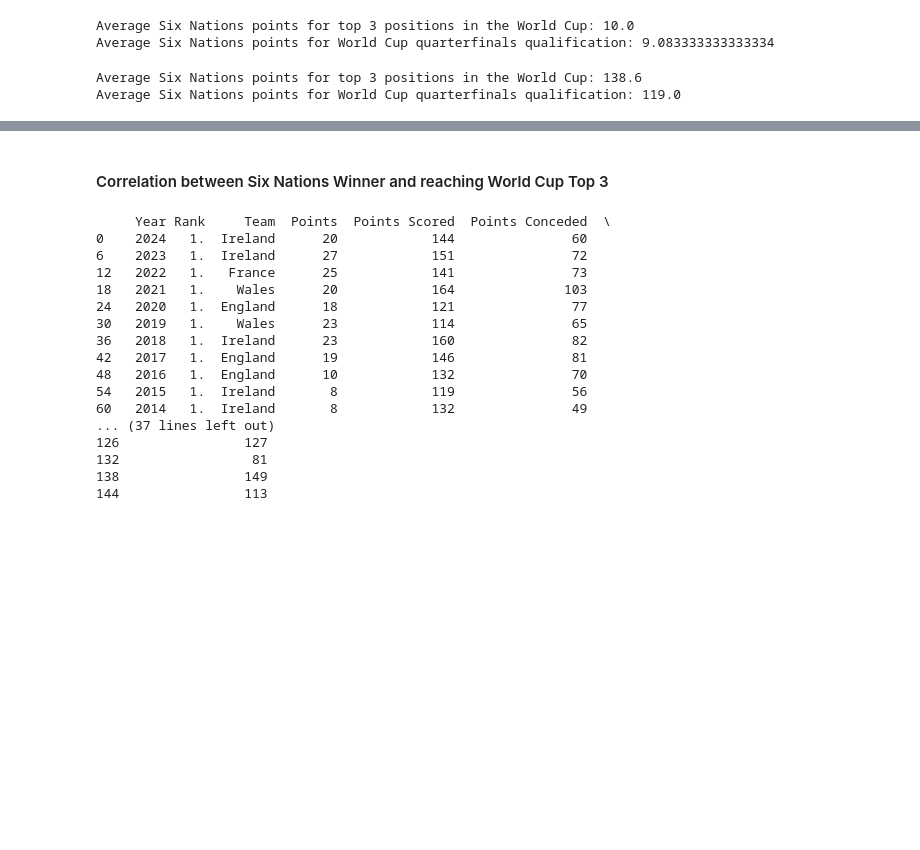
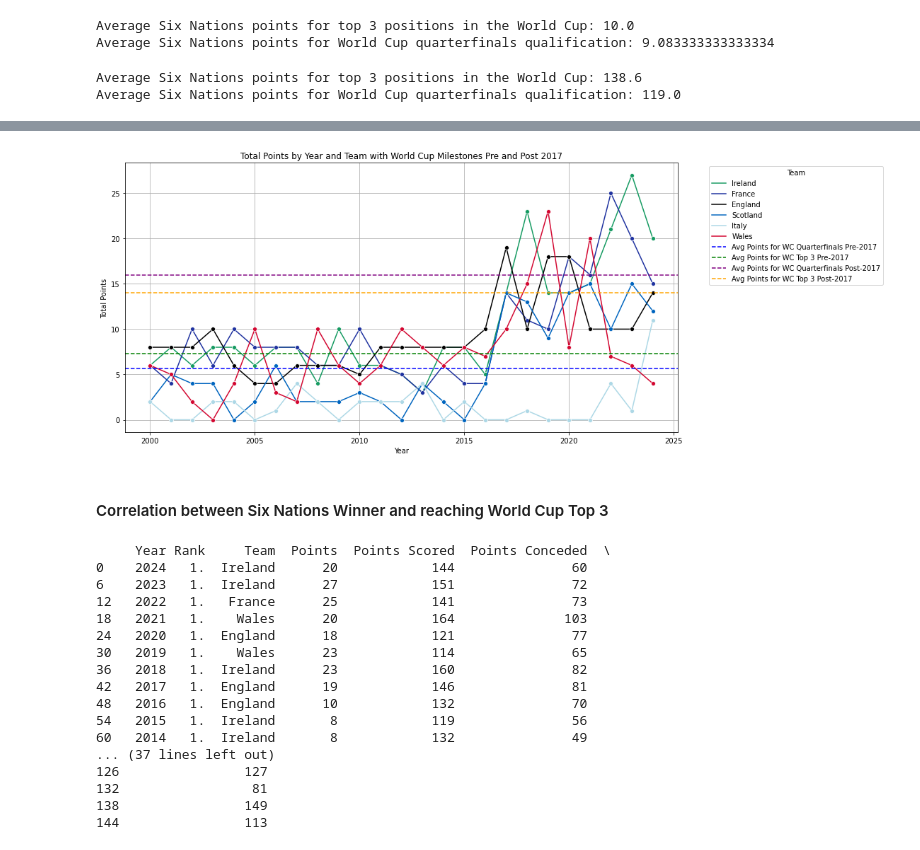
Before and after one commit to Connor-g-c/Six-Nations-Correlation-with-World-Cup-Performance, a Jupyter notebook: Empirical_Project.ipynb, the cells around one changed output, grey strips where cells are left out. Cells and saved outputs as stored; diff of their text form; code cells hidden in the pictures; blank space fills up the shorter version.

```diff
--- a/Empirical_Project.ipynb
+++ b/Empirical_Project.ipynb
@@ -505,7 +505,7 @@ average_data['Expenditure per Point (£)'] = average_data['Expenditure (£)'] /
 average_data = average_data.sort_values(by='Expenditure per Point (£)', ascending=False)
 
 #Define team colors for consistency
-team_colors = {
+team_colours_2 = {
     'Ireland': '#169b62',
     'France': '#2033a0',
     'England': '#FFFFFF',
@@ -533,7 +533,7 @@ fig.add_trace(go.Bar(
     y=average_data['Expenditure (£)'],
     name='Average Expenditure (£)',
     #Apply colours
-    marker_color=[team_colors[team] for team in average_data['Team']],
+    marker_color=[team_colours_2[team] for team in average_data['Team']],
     marker_line_color=[border_colors[team] for team in average_data['Team']],
     marker_line_width=5,
     #Add hover pop-up box with key info
@@ -883,3 +909,38 @@ Average Six Nations points for World Cup quarterfinals qualification: 119.0
+# %%
+#Splitting the data due to Total Points scoring system change
+pre_2017_data = six_nations_data[six_nations_data['Year'] < 2017]
+post_2017_data = six_nations_data[six_nations_data['Year'] >= 2017]
+
+#Merging with World Cup data
+pre_2017_top3_merge = pd.merge(pre_2017_data, top3_teams, on=['Year', 'Team'])
+pre_2017_quarterfinals_merge = pd.merge(pre_2017_data, world_cup_quarterfinalists, left_on=['Year', 'Team'], right_on=['Year', 'Country'])
+
+post_2017_top3_merge = pd.merge(post_2017_data, top3_teams, on=['Year', 'Team'])
+post_2017_quarterfinals_merge = pd.merge(post_2017_data, world_cup_quarterfinalists, left_on=['Year', 'Team'], right_on=['Year', 'Country'])
+
+#Calculating averages
+#Pre 2017
+average_points_top3_pre_2017 = pre_2017_top3_merge['Points'].mean()
+average_points_quarterfinals_pre_2017 = pre_2017_quarterfinals_merge['Points'].mean()
+
+#Post 2017
+average_points_top3_post_2017 = post_2017_top3_merge['Points'].mean()
+average_points_quarterfinals_post_2017 = post_2017_quarterfinals_merge['Points'].mean()
+# %%
+plt.figure(figsize=(14, 7))
+sns.lineplot(x='Year', y='Points', data=six_nations_data, hue='Team', palette=team_colors, marker='o')
+plt.axhline(y=average_points_quarterfinals_pre_2017, color='blue', linestyle='--', label='Avg Points for WC Quarterfinals Pre-2017')
+plt.axhline(y=average_points_top3_pre_2017, color='green', linestyle='--', label='Avg Points for WC Top 3 Pre-2017')
+plt.axhline(y=average_points_quarterfinals_post_2017, color='purple', linestyle='--', label='Avg Points for WC Quarterfinals Post-2017')
+plt.axhline(y=average_points_top3_post_2017, color='orange', linestyle='--', label='Avg Points for WC Top 3 Post-2017')
+plt.title('Total Points by Year and Team with World Cup Milestones Pre and Post 2017')
+plt.xlabel('Year')
+plt.ylabel('Total Points')
+plt.legend(title='Team', bbox_to_anchor=(1.05, 1), loc='upper left')
+plt.grid(True)
+plt.show()
+# %% [output]
+[figure, added]
 # %% [markdown]
 #### Correlation between Six Nations Winner and reaching World Cup Top 3
 # %%
```
Also changed, not shown: parts of 3 cells of this notebook.
